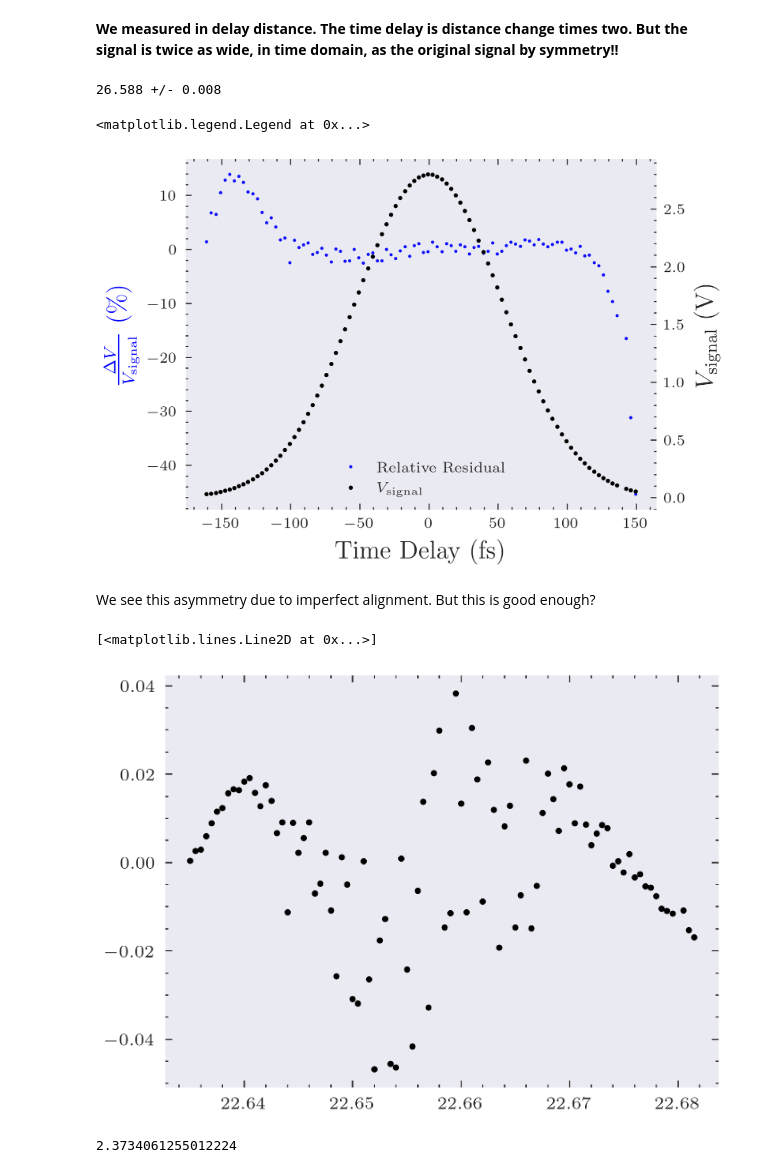
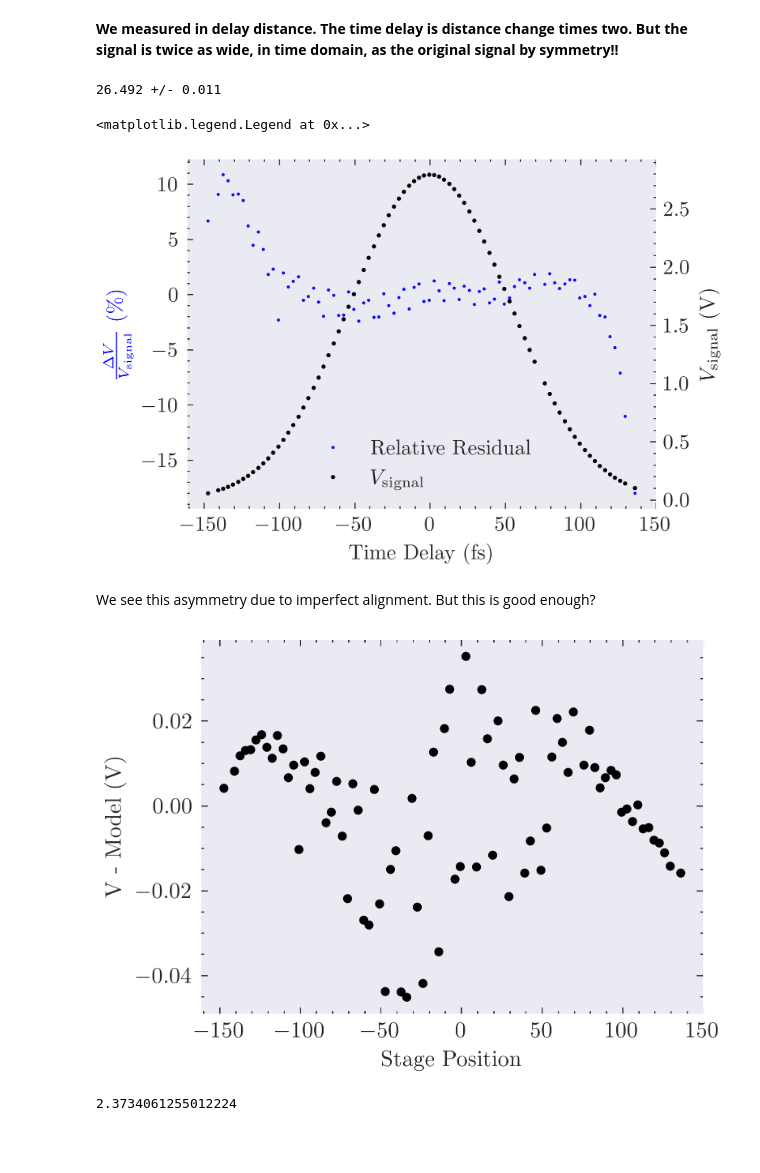
Before and after one commit to David-Cai-CJ/Autocorrelator, a Jupyter notebook: menlo.ipynb, the cells around one changed output. Cells and saved outputs as stored; diff of their text form; code cells hidden in the pictures; blank space fills up the shorter version.

```diff
--- a/menlo.ipynb
+++ b/menlo.ipynb
@@ -17,8 +22,7 @@ def model(x, a, x0, s, C):
     return a/np.sqrt(2*np.pi)/s*np.exp(-1/2*(x-x0)**2/s**2) + C
 # %%
 # uncalibrated files
-files = sorted(glob.glob('logging/1_39/[0-9]*.csv'))[20:-20]
-
+files = sorted(glob.glob('logging/1_39/[0-9]*.csv'))[25:-25]
 
 pos_mm = np.array([float(".".join(os.path.basename(f).split('_')[:2])) for f in files])
 e_pos = 100e-6
@@ -46,7 +50,7 @@ width = fit[-2]/1e3/3e8 /1e-15 * 2 / 2
 e_width = np.sqrt(np.diag(err))[-2]/1e3/3e8 /1e-15
 print(f'{width:.3f} +/- {e_width:.3f}')
 # %% [output]
-26.588 +/- 0.008
+26.492 +/- 0.011
 # %%
 t_fs = (pos_mm - fit[-3])/1e3/2.998e8/1e-15*2
 e_t_fs = np.sqrt((e_pos/1e3/2.998e8/1e-15*2)**2 + (np.sqrt(np.diag(err))[-3]/1e3/2.998e8/1e-15*2)**2)
@@ -74,16 +78,18 @@ ax1.set_xlabel('Time Delay (fs)')
 plt.legend(lines, labs, loc= 8)
 # %% [output]
 <matplotlib.legend.Legend at 0x...>
-[figure, old version]
+[figure, new version]
 # %% [markdown]
 We see this asymmetry due to imperfect alignment. But this is good enough?
 # %%
 # plt.plot(xx, model(xx, *fit))
 # plt.plot(pos_mm, V,'ko', ms = 1.5)
-plt.plot(pos_mm, V - model(pos_mm, *fit), 'k.')
+plt.plot(t_fs, V - model(pos_mm, *fit), 'k.')
+plt.ylabel('V - Model (V)')
+plt.xlabel('Stage Position')
+plt.savefig("figures/feb_13_1_39_Res.pdf", dpi =300, bbox_inches = 'tight')
 # %% [output]
-[<matplotlib.lines.Line2D at 0x...>]
-[figure, old version]
+[figure, new version]
 # %%
 V[np.argmin(np.abs(pos_mm-22.652))]
 # %% [output]
```
Also changed, not shown: parts of 8 cells of this notebook, 5 other files.
